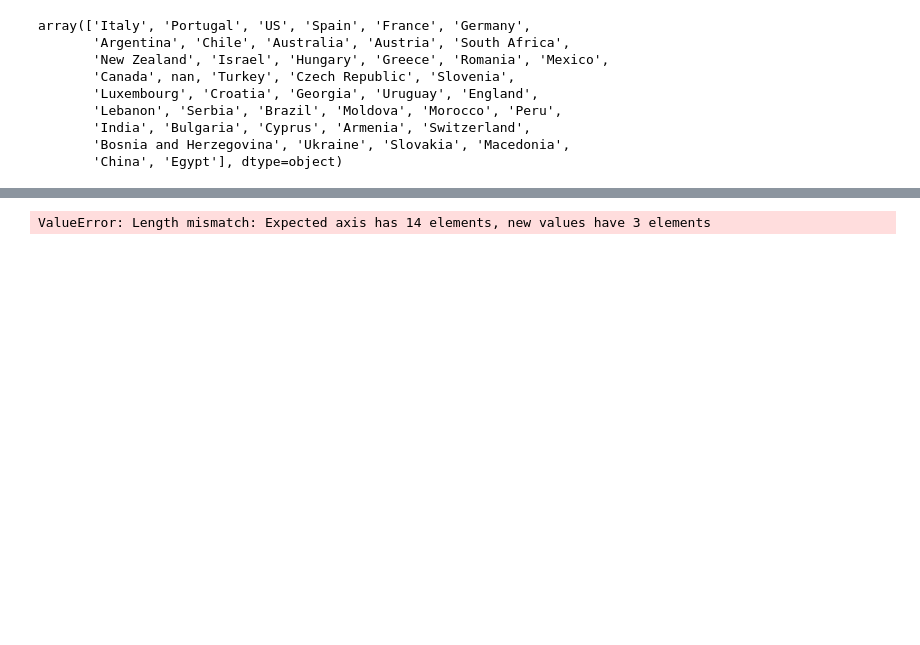
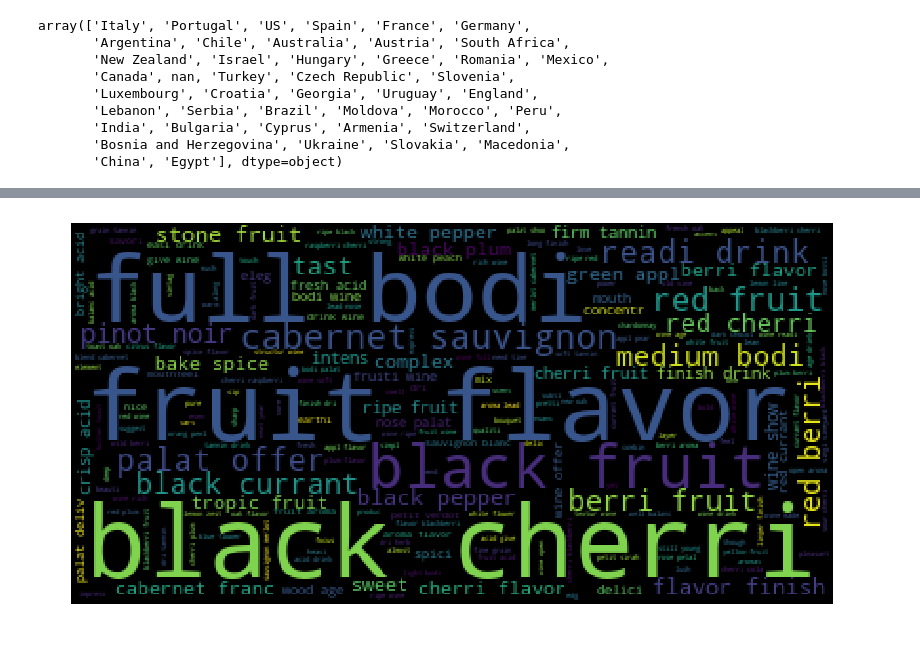
Before and after one commit to mayraberrones94/Ciencia_de_Datos, a Jupyter notebook: Práctica 12.ipynb, the cells around one changed output, grey strips where cells are left out. Cells and saved outputs as stored; diff of their text form; code cells hidden in the pictures; blank space fills up the shorter version.

```diff
--- a/Práctica 12.ipynb
+++ b/Práctica 12.ipynb
@@ -83,0 +121,15 @@ array(['Italy', 'Portugal', 'US', 'Spain', 'France', 'Germany',
+# %%
+import ssl
+import pandas as pd
+import matplotlib.pyplot as plt
+from wordcloud import WordCloud
+from nltk import word_tokenize
+from nltk.corpus import stopwords
+from nltk.stem import SnowballStemmer
+from nltk.tokenize import RegexpTokenizer
+
+if getattr(ssl, '_create_unverified_context', None):
+    ssl._create_default_https_context = ssl._create_unverified_context
+import pandas as pd
+pr = pd.read_csv('rev-solo.csv', header = None)
+pr.head(3)
@@ -84,36 +145,23 @@ array(['Italy', 'Portugal', 'US', 'Spain', 'France', 'Germany',
 # %%
-import ssl
-import pandas as pd
-import matplotlib.pyplot as plt
-from wordcloud import WordCloud
-from nltk import word_tokenize
-from nltk.corpus import stopwords
-from nltk.stem import SnowballStemmer
-from nltk.tokenize import RegexpTokenizer
-
-if getattr(ssl, '_create_unverified_context', None):
-    ssl._create_default_https_context = ssl._create_unverified_context
-import pandas as pd
-d = pd.read_csv("https://raw.githubusercontent.com/mayraberrones94/Ciencia_de_Datos/master/wine-reviews/wine-rev.csv")
-d.columns = ['description', 'country', 'variety']
-n = len(d)
+pr.columns = ['description', 'country', 'variety']
+n = len(pr)
 spa = stopwords.words("english")
 stemmer = SnowballStemmer('english')
 tokenizer = RegexpTokenizer(r'\w+') # para eliminar puntuación
 reemplazos = []
 for r in range(n):
-    original = d.resp[r]
+    original = pr.description[r]
     reemplazo = ''
     if original != 'NaN':
         quedar = [stemmer.stem(p) for p in tokenizer.tokenize(original) if p.lower() not in spa]
         reemplazo = ' '.join(quedar)
     reemplazos.append(reemplazo)
-d['limpios'] = reemplazos
+pr['limpios'] = reemplazos
 texto = ' '.join(reemplazos)
 nube = WordCloud().generate(texto)
 plt.rcParams["figure.figsize"] = [15, 7]
 plt.imshow(nube)
 plt.axis("off")
 plt.show()
 # %% [output]
-ValueError: Length mismatch: Expected axis has 14 elements, new values have 3 elements
+[figure, added]
```
Also changed, not shown: parts of 19 cells of this notebook, 12 other files.
